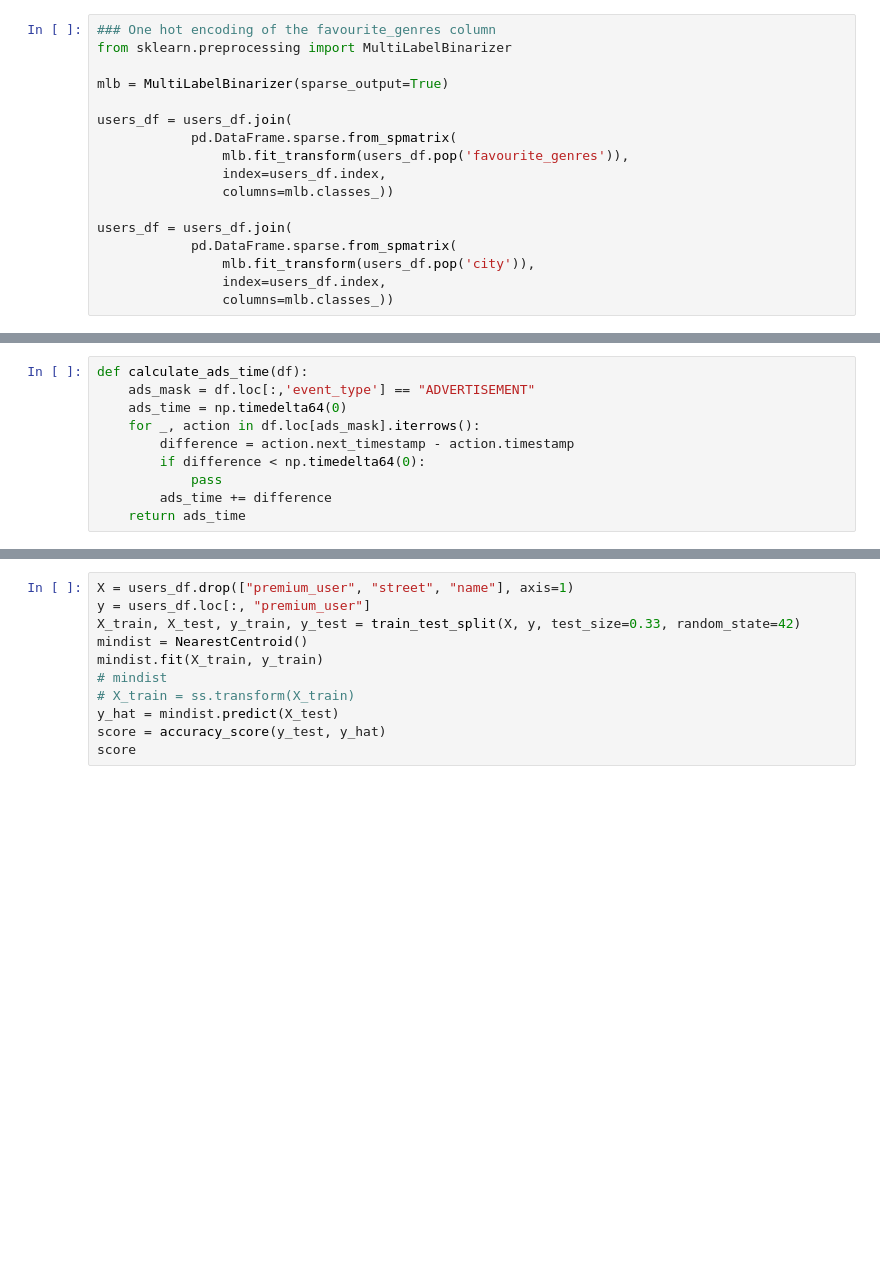
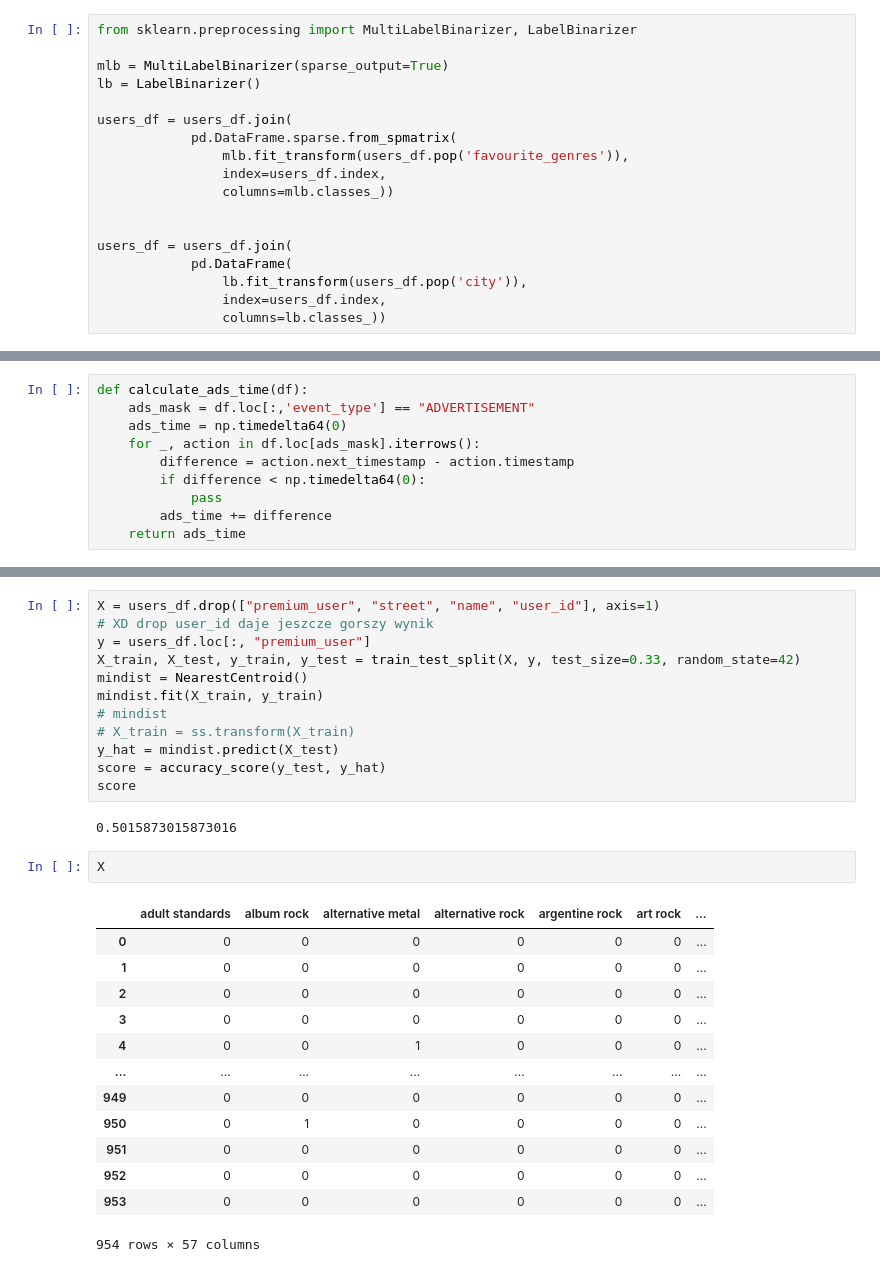
Before and after one commit to j-jodczyk/IUM, a Jupyter notebook: simple_classifier.ipynb, the cells around one changed output, grey strips where cells are left out. Saved outputs shown, nothing was run; the diff lists cells and outputs as text; blank space fills up the shorter version.

```diff
--- a/simple_classifier.ipynb
+++ b/simple_classifier.ipynb
@@ -33,8 +35,8 @@ users_df
 # %%
-### One hot encoding of the favourite_genres column
-from sklearn.preprocessing import MultiLabelBinarizer
+from sklearn.preprocessing import MultiLabelBinarizer, LabelBinarizer
 
 mlb = MultiLabelBinarizer(sparse_output=True)
+lb = LabelBinarizer()
 
 users_df = users_df.join(
             pd.DataFrame.sparse.from_spmatrix(
@@ -42,11 +44,12 @@ users_df = users_df.join(
                 index=users_df.index,
                 columns=mlb.classes_))
 
+
 users_df = users_df.join(
-            pd.DataFrame.sparse.from_spmatrix(
-                mlb.fit_transform(users_df.pop('city')),
+            pd.DataFrame(
+                lb.fit_transform(users_df.pop('city')),
                 index=users_df.index,
-                columns=mlb.classes_))
+                columns=lb.classes_))
 # %%
 users_df.head(10)
 # %% [output]
@@ -155,5 +161,6 @@ See the caveats in the documentation: https://pandas.pydata.org/pandas-docs/stab
 # %%
-X = users_df.drop(["premium_user", "street", "name"], axis=1)
+X = users_df.drop(["premium_user", "street", "name", "user_id"], axis=1)
+# XD drop user_id daje jeszcze gorszy wynik
 y = users_df.loc[:, "premium_user"]
 X_train, X_test, y_train, y_test = train_test_split(X, y, test_size=0.33, random_state=42)
 mindist = NearestCentroid()
@@ -163,3 +170,21 @@ mindist.fit(X_train, y_train)
 y_hat = mindist.predict(X_test)
 score = accuracy_score(y_test, y_hat)
 score
+# %% [output]
+0.5015873015873016
+# %%
+X
+# %% [output]
+|  | adult standards | album rock | alternative metal | alternative rock | argentine rock | art rock | ... |
+| 0 | 0 | 0 | 0 | 0 | 0 | 0 | ... |
+| 1 | 0 | 0 | 0 | 0 | 0 | 0 | ... |
+| 2 | 0 | 0 | 0 | 0 | 0 | 0 | ... |
+| 3 | 0 | 0 | 0 | 0 | 0 | 0 | ... |
+| 4 | 0 | 0 | 1 | 0 | 0 | 0 | ... |
+| ... | ... | ... | ... | ... | ... | ... | ... |
+| 949 | 0 | 0 | 0 | 0 | 0 | 0 | ... |
+| 950 | 0 | 1 | 0 | 0 | 0 | 0 | ... |
+| 951 | 0 | 0 | 0 | 0 | 0 | 0 | ... |
+| 952 | 0 | 0 | 0 | 0 | 0 | 0 | ... |
+| 953 | 0 | 0 | 0 | 0 | 0 | 0 | ... |
+954 rows × 57 columns
```
Also changed, not shown: parts of 5 cells of this notebook.
